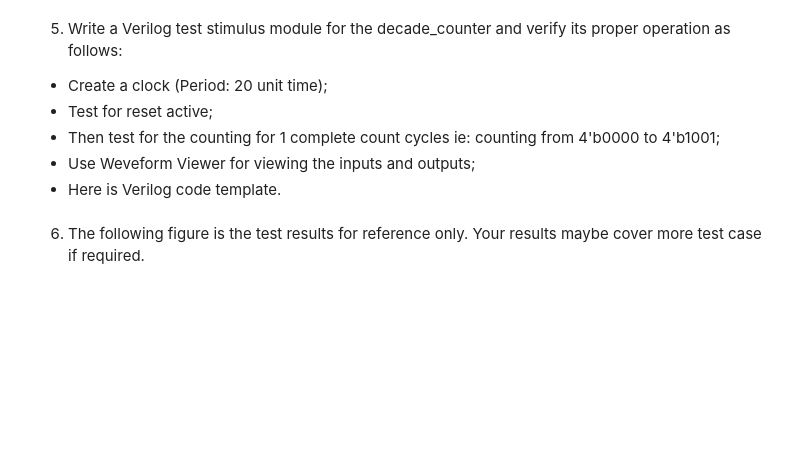
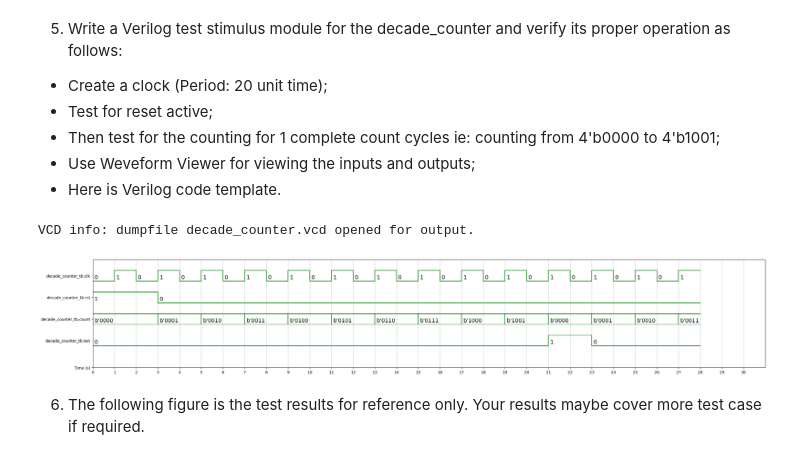
Before and after one commit to Keithleezx123/DSL, a Jupyter notebook: Copy_of_VerilogGitHomework.ipynb, the cells around one changed output. Cells and saved outputs as stored; diff of their text form; code cells hidden in the pictures; blank space fills up the shorter version.

```diff
--- a/Copy_of_VerilogGitHomework.ipynb
+++ b/Copy_of_VerilogGitHomework.ipynb
@@ -37,12 +40,27 @@ Submit the copy of ipynb with complete solution to the DSL Edimension: Homework
 module decade_counter(
     input clk,
     input rst,
-    output [3:0] count,
-    output ten
+    output reg [3:0] count,
+    output reg ten
 );
 
 //YOUR CODE HERE
-
+always @(posedge clk or posedge rst) begin
+    if (rst) begin
+        count <= 4'b0000;
+        ten <= 1'b0;
+    end
+    else begin
+        if (count == 4'b1001) begin  // When count reaches 9
+            count <= 4'b0000;        // Reset to 0
+            ten <= 1'b1;            // Set ten flag
+        end
+        else begin
+            count <= count + 1'b1;  // Normal increment
+            ten <= 1'b0;           // Clear ten flag
+        end
+    end
+end
 endmodule
 ////
 
@@ -51,7 +69,7 @@ module decade_counter_tb();
 
 reg clk;
 reg rst;
-wire [3:0]count;
+wire [3:0] count;
 wire ten;
 
 decade_counter decade_counter_u0(
@@ -62,18 +80,33 @@ decade_counter decade_counter_u0(
 );
 
 always begin
-
     //YOUR CODE HERE - Generate 20 unit time clock;
-
+    #1 clk = ~clk;
 end
 
 initial begin
-
     //YOUR CODE HERE - Initialize the clk, rst;
-
+    clk = 0;
+    rst = 1;
+    #3 rst = 0;
+    #25
+    $finish;
 end
-
+initial begin
+    $dumpfile("decade_counter.vcd");
+    $dumpvars(0, decade_counter_tb);
+end
 endmodule
+# %% [output]
+VCD info: dumpfile decade_counter.vcd opened for output.
+# %%
+%%waveform decade_counter.vcd
+sign_list = ['decade_counter_tb.clk', 'decade_counter_tb.rst','decade_counter_tb.count','decade_counter_tb.ten']
+time_begin = 0
+time_end = 30
+base = 'bin' # bin, dec, dec2, hex, octal
+# %% [output]
+[figure, added]
 # %% [markdown]
 6. The following figure is the test results for reference only. Your results maybe cover more test case if required.
 # %% [markdown]
```
Also changed, not shown: parts of 3 cells of this notebook.
